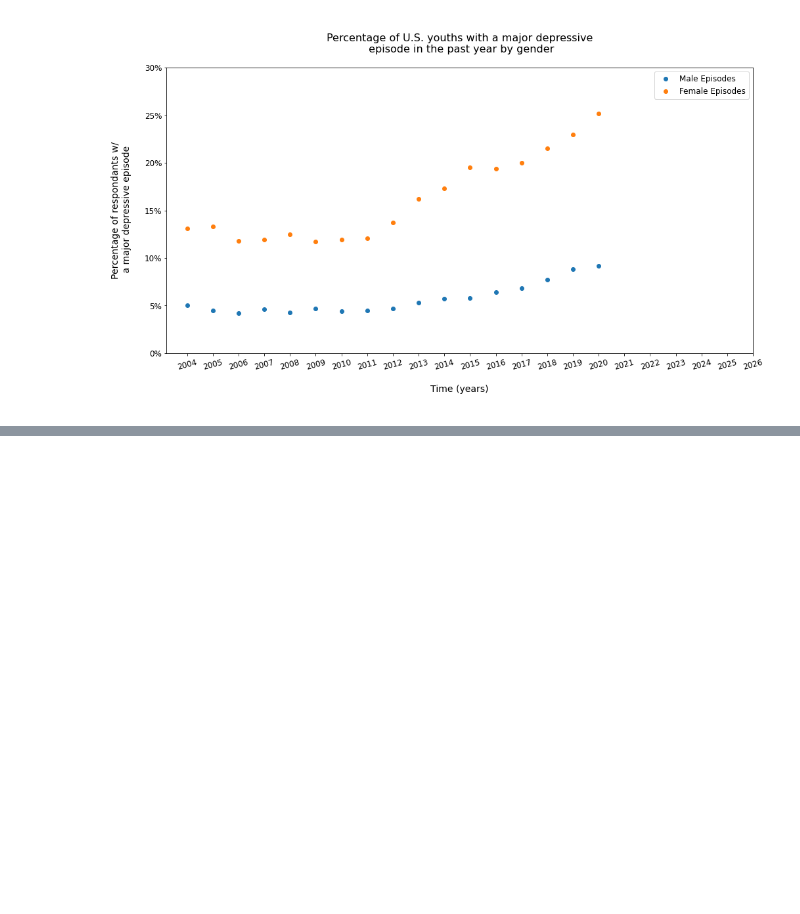
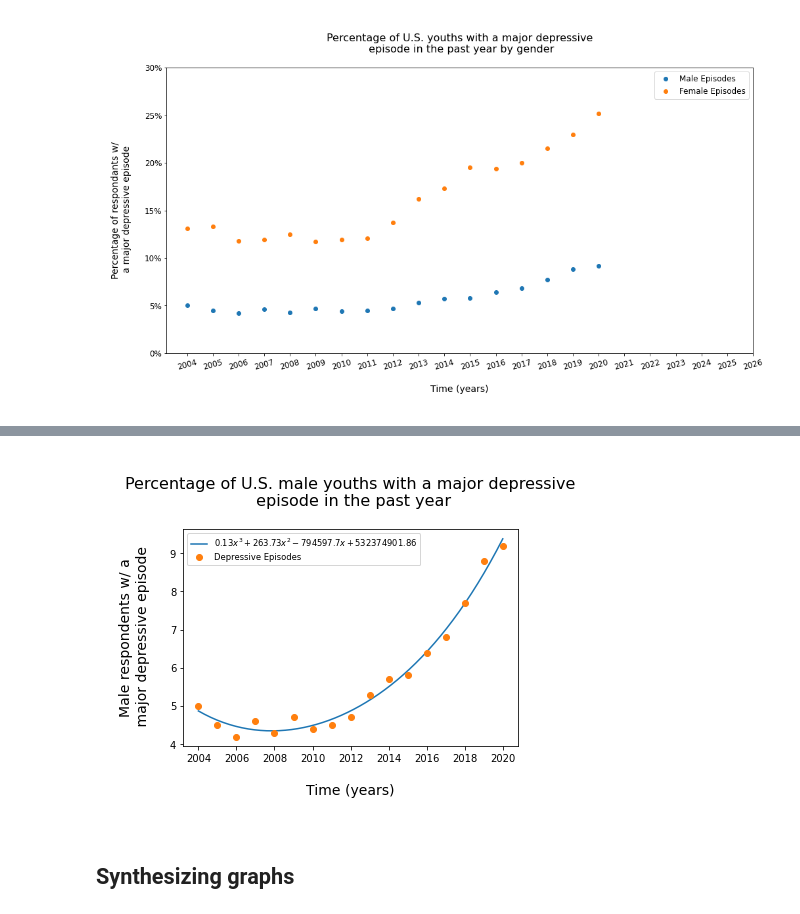
Before and after one commit to kitkatmia/DataToSolution, a Jupyter notebook: graphing.ipynb, the cells around one changed output, grey strips where cells are left out. Saved outputs shown, nothing was run; the diff lists cells and outputs as text; code cells hidden in the pictures; blank space fills up the shorter version.

```diff
--- a/graphing.ipynb
+++ b/graphing.ipynb
@@ -71,0 +120,6 @@ plt.show()
+# %%
+mal_equation, mal_r2 = find_best_fit(np.array(df['Year'], dtype='int'), np.array(df['male_episodes']), 'male')
+# %% [output]
+[figure, added]
+# %% [markdown]
+## Synthesizing graphs
```
Also changed, not shown: parts of 6 cells of this notebook.
